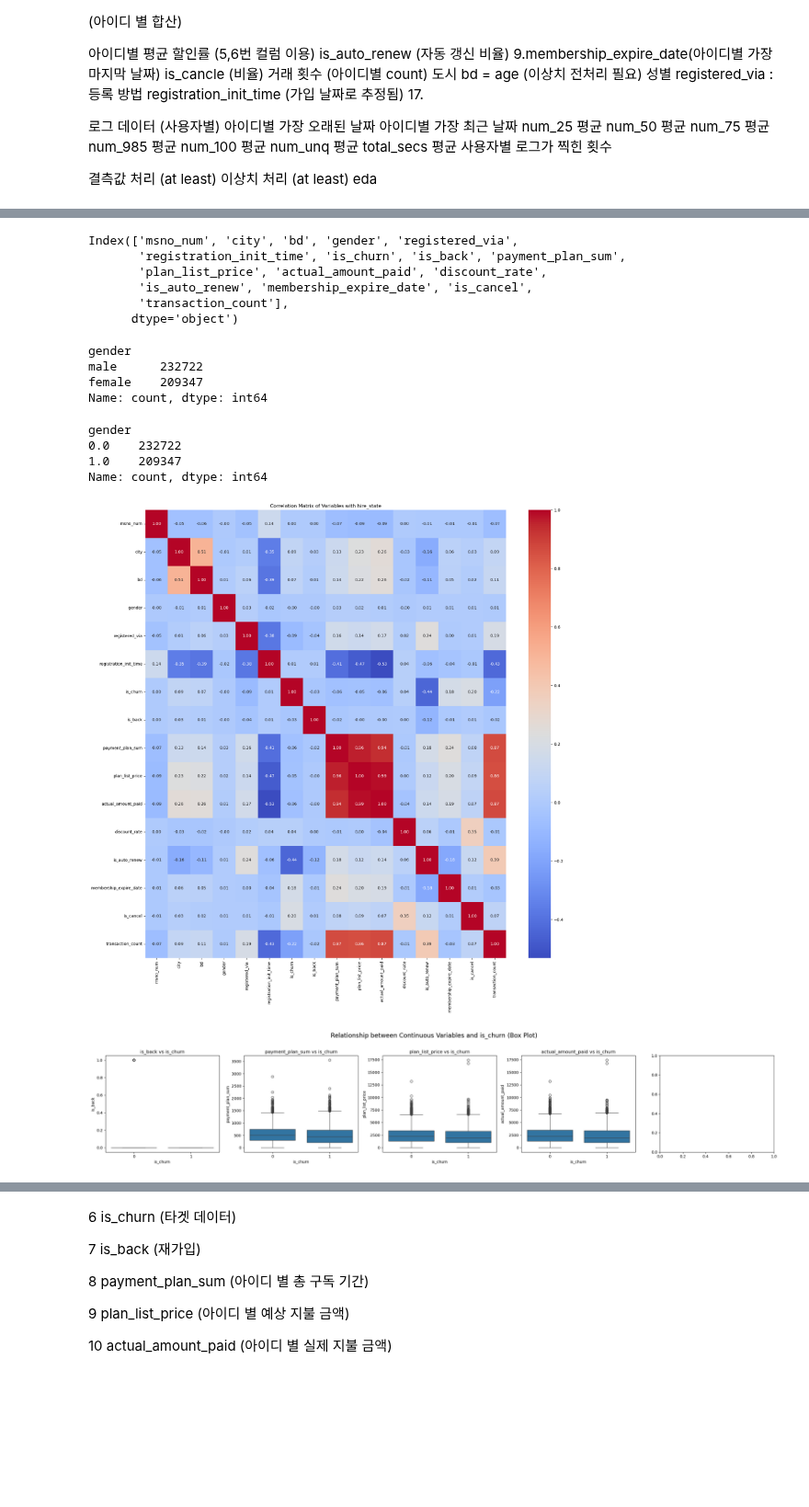
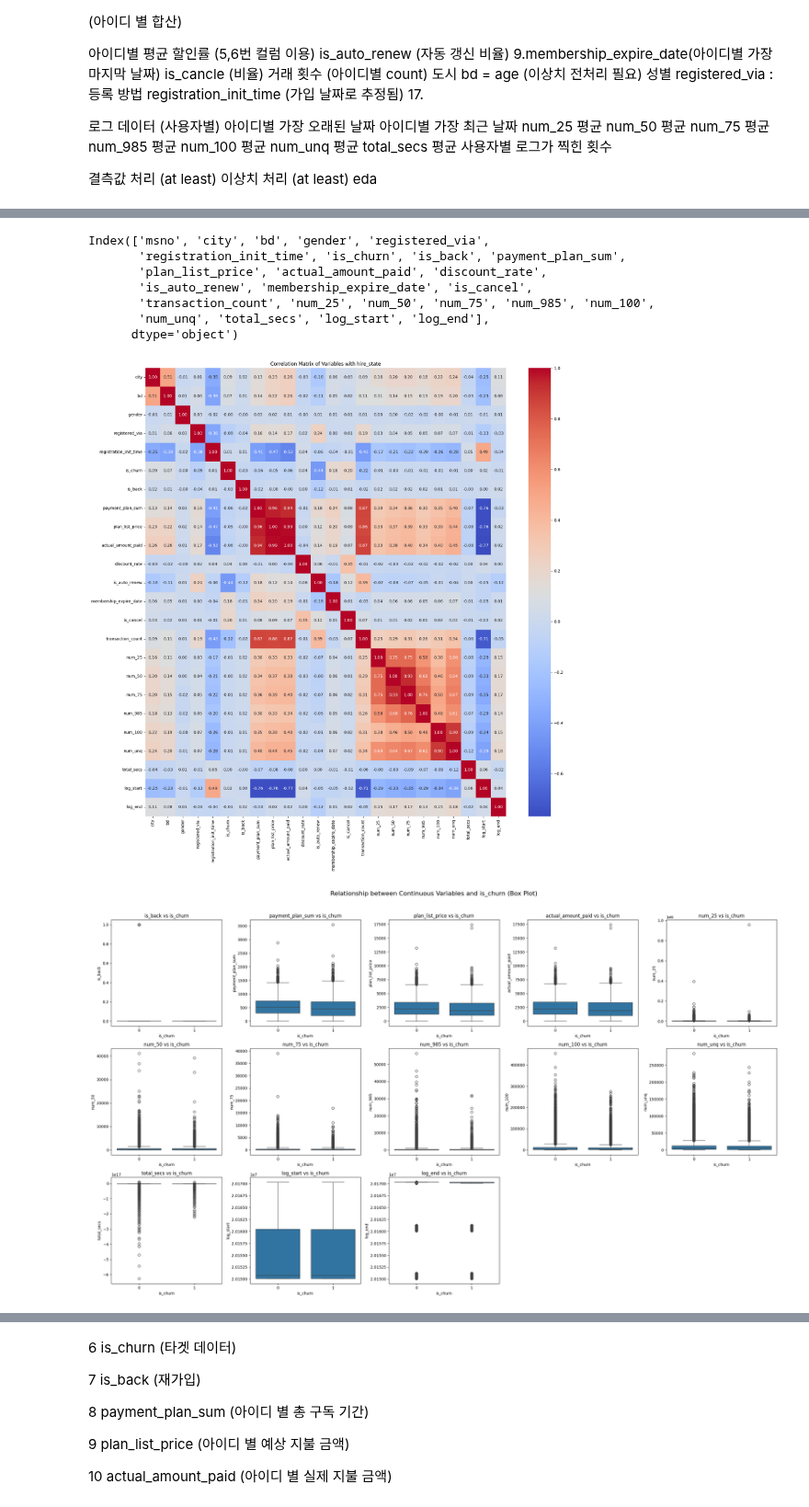
Before and after one commit to SKNETWORKS-FAMILY-AICAMP/SKN09-2nd-2Team, a Jupyter notebook: kimujung/EDA.ipynb, the cells around one changed output, grey strips where cells are left out. Shown at 92% size. Cells and saved outputs as stored; diff of their text form; code cells hidden in the pictures; blank space fills up the shorter version.

```diff
--- a/kimujung/EDA.ipynb
+++ b/kimujung/EDA.ipynb
@@ -47,5 +56,5 @@ eda
 # %%
-data_dir = 'D:\\study\\sknetworks\\team_project\\sk_2nd\\data\\'
-df = pd.read_csv(data_dir + "kkbox_data_not_log.csv")
+data_dir = 'C:\\KIMUJUNG\\team_project\\data\\'
+df = pd.read_csv(data_dir + "kkbox_data_total.csv")
 df.head(3)
 # %% [output]
@@ -88,34 +103,21 @@ df.describe()
 # %%
 df.columns
 # %% [output]
-Index(['msno_num', 'city', 'bd', 'gender', 'registered_via',
+Index(['msno', 'city', 'bd', 'gender', 'registered_via',
        'registration_init_time', 'is_churn', 'is_back', 'payment_plan_sum',
        'plan_list_price', 'actual_amount_paid', 'discount_rate',
        'is_auto_renew', 'membership_expire_date', 'is_cancel',
-       'transaction_count'],
+       'transaction_count', 'num_25', 'num_50', 'num_75', 'num_985', 'num_100',
+       'num_unq', 'total_secs', 'log_start', 'log_end'],
       dtype='object')
-# %%
-df['gender'].value_counts()
-# %% [output]
-gender
-male      232722
-female    209347
-Name: count, dtype: int64
-# %%
-df['gender'] = df['gender'].apply(lambda x: 1 if x == 'female'else (0 if x == 'male' else x))
-df['gender'].value_counts()
-# %% [output]
-gender
-0.0    232722
-1.0    209347
-Name: count, dtype: int64
 # %%
 # 상관관계 분석에 사용할 변수들을 선택합니다.
-corr_cols = ['msno_num', 'city', 'bd', 'gender', 'registered_via',
+corr_cols = ['city', 'bd', 'gender', 'registered_via',
        'registration_init_time', 'is_churn', 'is_back', 'payment_plan_sum',
        'plan_list_price', 'actual_amount_paid', 'discount_rate',
        'is_auto_renew', 'membership_expire_date', 'is_cancel',
-       'transaction_count']
+       'transaction_count', 'num_25', 'num_50', 'num_75', 'num_985', 'num_100',
+       'num_unq', 'total_secs', 'log_start', 'log_end']
 
 # 선택한 변수들 간의 상관관계를 계산합니다.
 corr_matrix = df[corr_cols].corr()
@@ -126,35 +128,36 @@ sns.heatmap(corr_matrix, annot=True, cmap='coolwarm', fmt=".2f")
 plt.title('Correlation Matrix of Variables with hire_state')
 plt.show()
 # %% [output]
-[figure, old version]
+[figure, new version]
 # %%
 # 연속형 변수 목록
-continuous_cols = ['is_back', 'payment_plan_sum', 'plan_list_price', 'actual_amount_paid']
+continuous_cols = ['is_back', 'payment_plan_sum', 'plan_list_price', 'actual_amount_paid', 'num_25', 'num_50', 'num_75', 'num_985', 'num_100',
+       'num_unq', 'total_secs', 'log_start', 'log_end']
 
 num_vars = len(continuous_cols)
 cols = 5  # 서브플롯의 열 개수
 rows = math.ceil(num_vars / cols)  # 필요한 행 개수
 
 fig, axes = plt.subplots(rows, cols, figsize=(25, 5 * rows))
 fig.suptitle("Relationship between Continuous Variables and is_churn (Box Plot)", fontsize=16)
 
 for i, col in enumerate(continuous_cols):
     row, col_idx = divmod(i, cols)  # 현재 변수의 행, 열 인덱스 계산
     ax = axes[row, col_idx] if rows > 1 else axes[col_idx]  # 행이 1개일 경우 처리
 
     sns.boxplot(x='is_churn', y=col, data=df, ax=ax)
     ax.set_title(f'{col} vs is_churn')
     ax.set_xlabel('is_churn')
     ax.set_ylabel(col)
 
 # 남은 빈 서브플롯 제거
-# for j in range(i + 1, rows * cols):
-#     row, col_idx = divmod(j, cols)
-#     fig.delaxes(axes[row, col_idx])
+for j in range(i + 1, rows * cols):
+    row, col_idx = divmod(j, cols)
+    fig.delaxes(axes[row, col_idx])
 
 plt.tight_layout(rect=[0, 0, 1, 0.96])
 plt.show()
 # %% [output]
-[figure, old version]
+[figure, new version]
 # %%
 # 연속형 변수와 is_churn 변수 간의 관계를 막대 그래프로 시각화
```
Also changed, not shown: parts of 21 cells of this notebook.
